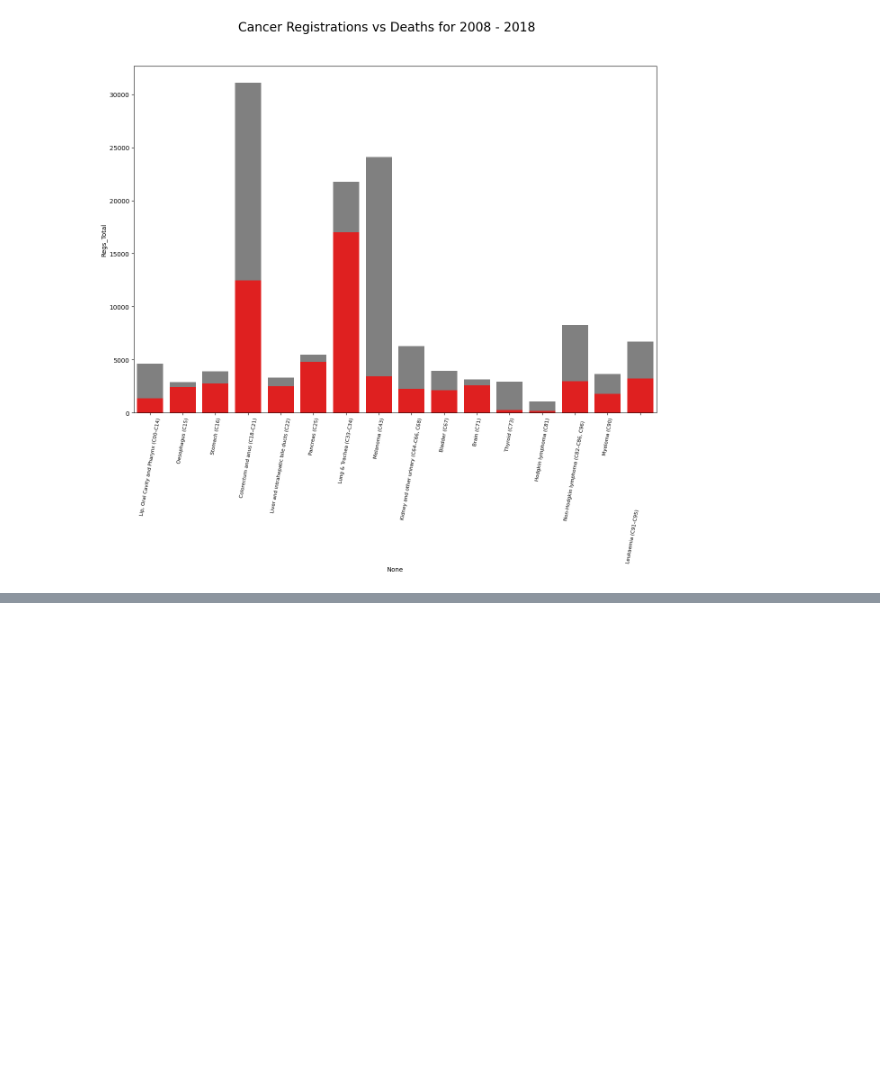
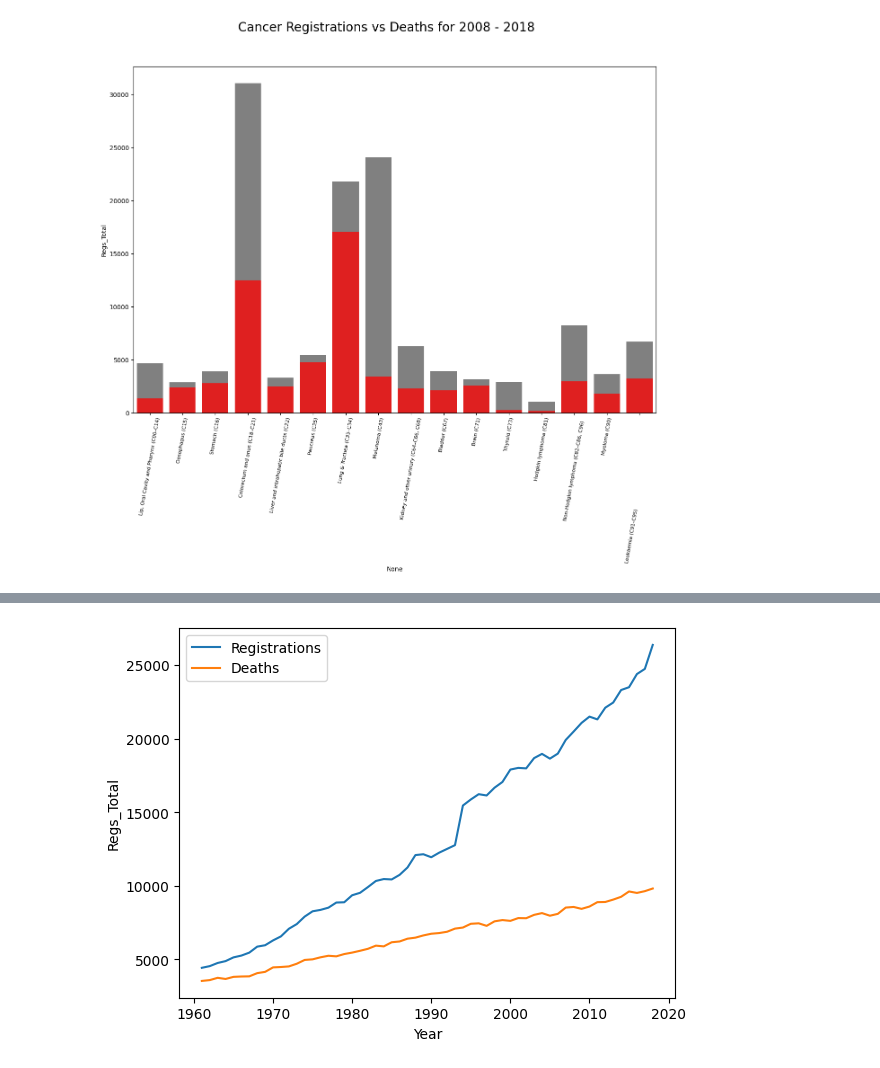
Before and after one commit to AzalizaLey/Analytics_Projects, a Jupyter notebook: ExploringNZData/Cancer.ipynb, the cells around one changed output, grey strips where cells are left out. Drawn from its saved outputs; the diff is of its cells as text; code cells hidden in the pictures; blank space fills up the shorter version.

```diff
--- a/ExploringNZData/Cancer.ipynb
+++ b/ExploringNZData/Cancer.ipynb
@@ -121,3 +121,20 @@ fig.suptitle('Cancer Registrations vs Deaths for 2008 - 2018', fontsize = 20)
 # %% [output]
 Text(0.5, 0.98, 'Cancer Registrations vs Deaths for 2008 - 2018')
 [figure]
+# %%
+min_year = 1960
+max_year = 2018
+c1 = 'Regs_Total'
+c2 = 'Deaths_Total'
+RegsT = Regs_Total.loc[:, ['Year', 'All cancers (C00–C96, D45–D47)']]
+DeathsT = Deaths_Total.loc[:, ['Year', 'All cancers (C00–C96, D45–D47)']]
+compdf2 = Join_Comp(RegsT,DeathsT,c1,c2,min_year,max_year)
+compdf2 = compdf2.rename(columns={1: 'Registrations', 2: 'Deaths'})
+#adding NZ population figures to df to allow for check
+df_pop_filt = df_pop[(df_pop['year'] > min_year) & (df_pop['year'] <= max_year)]
+df_pop_filt = df_pop_filt.drop(['year','male : female ratio', 'male', 'female'], axis=1)
+compdf2 = pd.concat([compdf2, df_pop_filt], axis=1)
+compdf2['Death_Rate'] = compdf2['Deaths_Total'] / compdf2['Regs_Total'] * 100
+compdf2['Regs:Pop'] = compdf2['Regs_Total'] / compdf2['population'] * 100
+compdf2['Deaths:Pop'] = compdf2['Deaths_Total'] / compdf2['population'] * 100
+compdf2.head()
@@ -123,0 +148,7 @@ Text(0.5, 0.98, 'Cancer Registrations vs Deaths for 2008 - 2018')
+# %%
+sns.lineplot(data=compdf2, x='Year', y='Regs_Total', label='Registrations')
+sns.lineplot(data=compdf2, x='Year', y='Deaths_Total', label='Deaths')
+plt.legend()
+plt.show()
+# %% [output]
+[figure, added]
```
Also changed, not shown: parts of 15 cells of this notebook, 2 other files.
